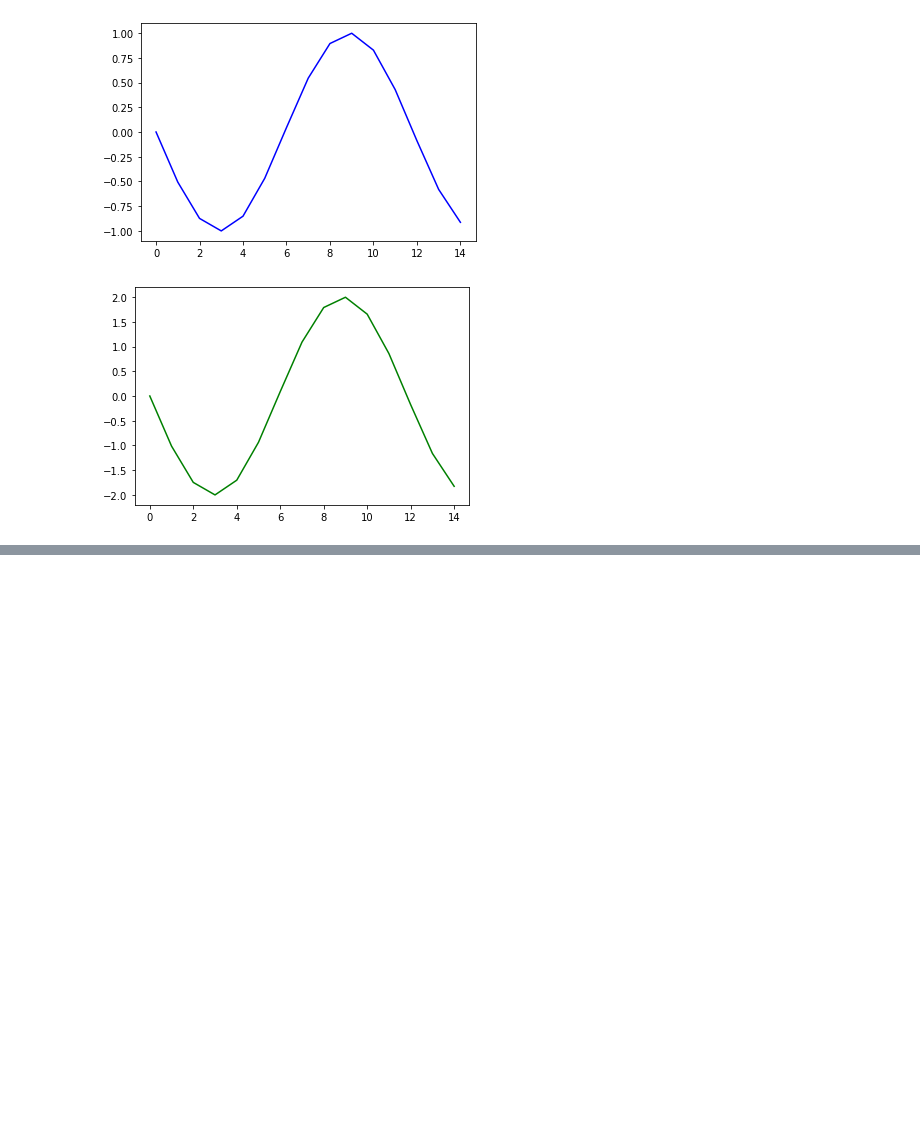
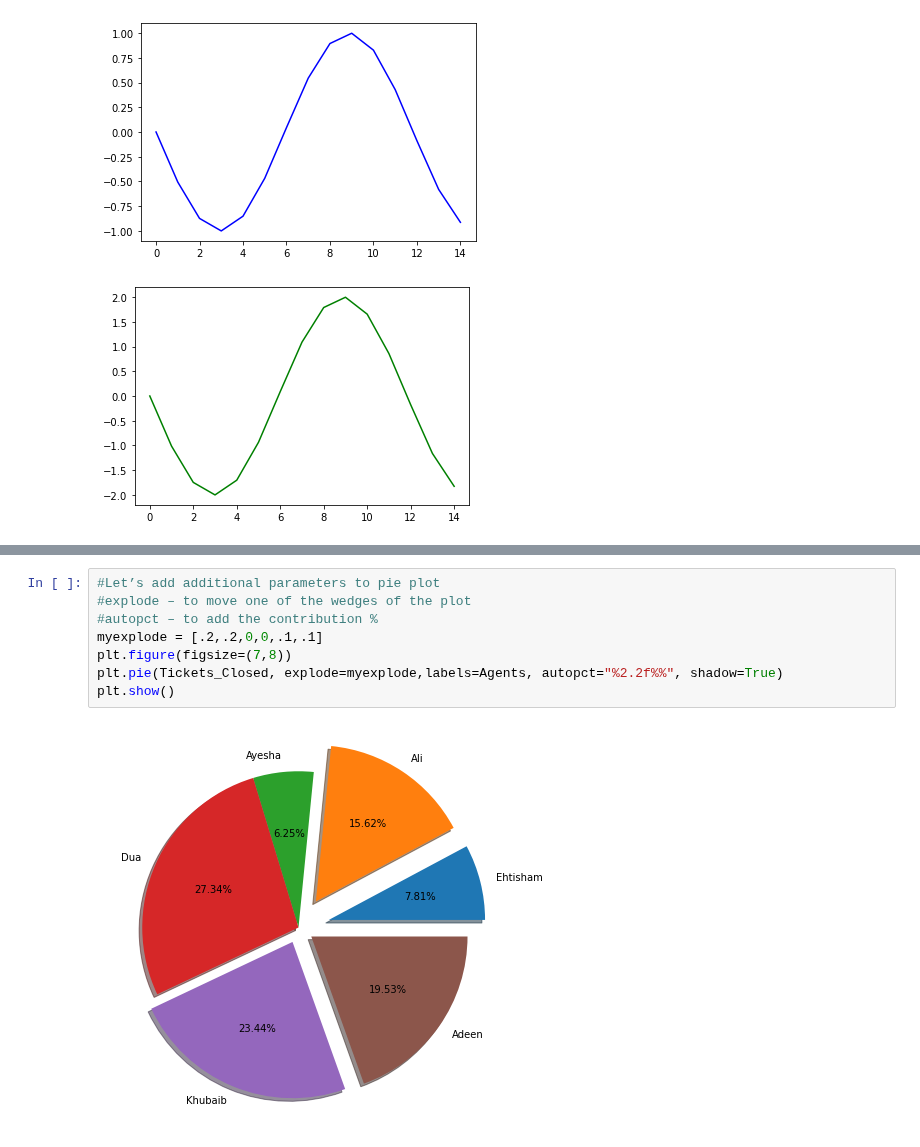
Before and after one commit to tayyabsarfraz/Introduction-to-Data-Analyst-and-Data-Science, a Jupyter notebook: Module no 02- Python for Data Scientists/03 - Data Visualization with Matplotlib and Seaborn/Lec-2.23(Introduction to Data Visualization - 00).ipynb, the cells around one changed output, grey strips where cells are left out. Cells and saved outputs as stored; diff of their text form; blank space fills up the shorter version.

```diff
--- a/Module no 02- Python for Data Scientists/03 - Data Visualization with Matplotlib and Seaborn/Lec-2.23(Introduction to Data Visualization - 00).ipynb
+++ b/Module no 02- Python for Data Scientists/03 - Data Visualization with Matplotlib and Seaborn/Lec-2.23(Introduction to Data Visualization - 00).ipynb
@@ -504,0 +535,10 @@ plt.show()
+# %%
+#Let’s add additional parameters to pie plot
+#explode – to move one of the wedges of the plot
+#autopct – to add the contribution %
+myexplode = [.2,.2,0,0,.1,.1]
+plt.figure(figsize=(7,8))
+plt.pie(Tickets_Closed, explode=myexplode,labels=Agents, autopct="%2.2f%%", shadow=True)
+plt.show()
+# %% [output]
+[figure, added]
```
Also changed, not shown: parts of 38 cells of this notebook.
